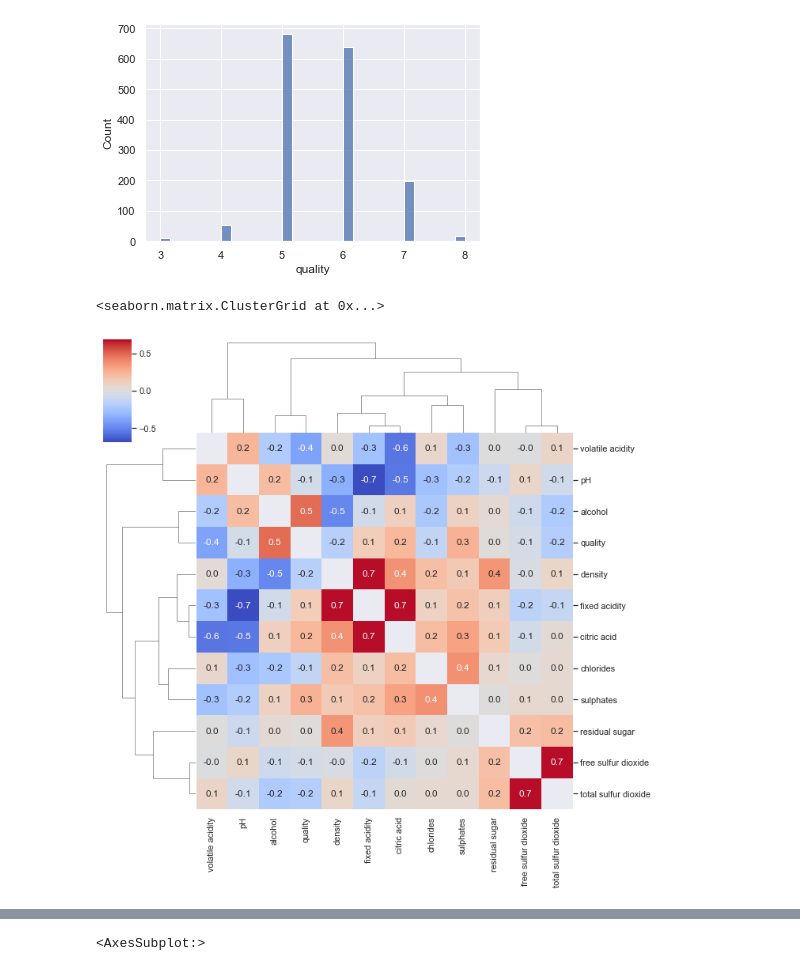
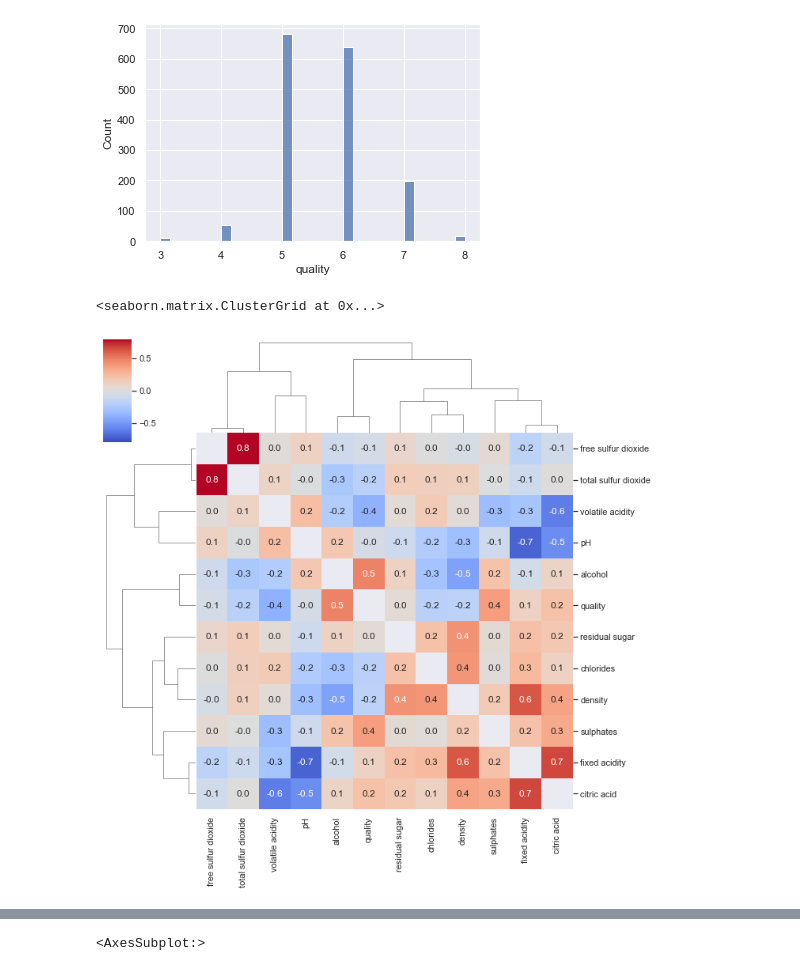
Before and after one commit to SandroMartens/sturdy-bassoon, a Jupyter notebook: Red Wine Quality/analyse.ipynb, the cells around one changed output, grey strips where cells are left out. Drawn from its saved outputs; the diff is of its cells as text; code cells hidden in the pictures.

```diff
--- a/Red Wine Quality/analyse.ipynb
+++ b/Red Wine Quality/analyse.ipynb
@@ -54,17 +55,17 @@ sns.histplot(
 # %%
 mask = np.identity(12)
 sns.clustermap(
     # pd.DataFrame(robust_scale(wine)).corr(),
-    wine.corr(),
+    wine.corr(method="spearman"),
     metric="cosine",
     annot=True,
     mask=mask,
     fmt="1.1f",
     square=True,
     # z_score=1,
     cmap="coolwarm",
     norm=colors.CenteredNorm(),
 )
 # %% [output]
 <seaborn.matrix.ClusterGrid at 0x...>
-[figure, old version]
+[figure, new version]
```
Also changed, not shown: parts of 9 cells of this notebook.
